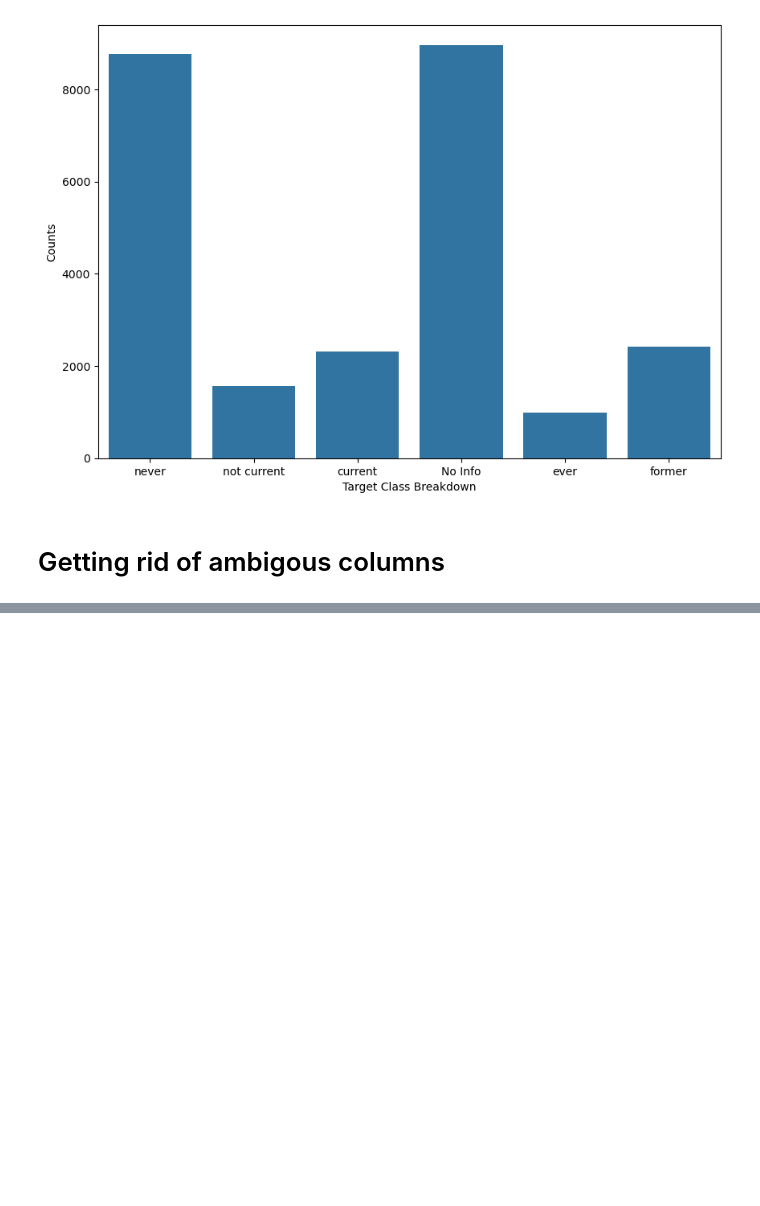
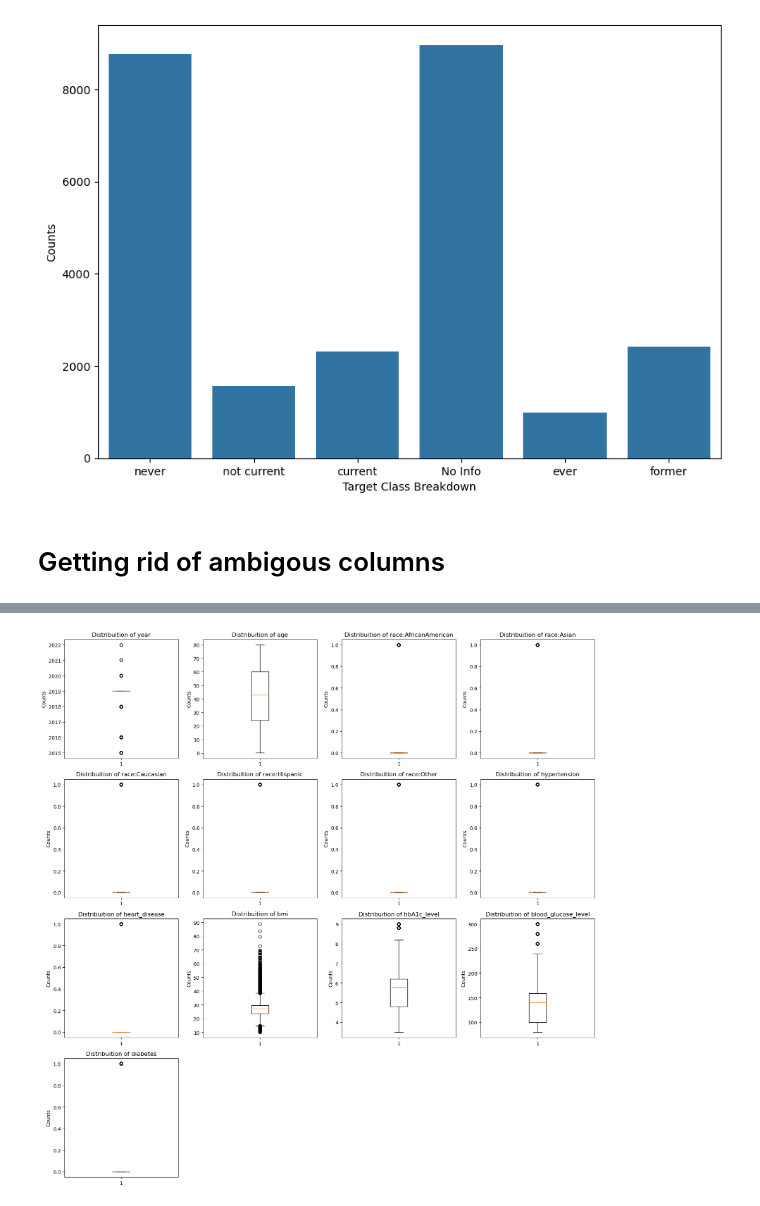
Before and after one commit to MaukanMir/Diabetes-Classification-, a Jupyter notebook: training.ipynb, the cells around one changed output, grey strips where cells are left out. Saved outputs shown, nothing was run; the diff lists cells and outputs as text; code cells hidden in the pictures; blank space fills up the shorter version.

```diff
--- a/training.ipynb
+++ b/training.ipynb
@@ -131,0 +177,4 @@ df = df[df["gender"] !="Other"]
+# %%
+plot_distribution(numeric_types, "box")
+# %% [output]
+[figure, added]
```
Also changed, not shown: parts of 7 cells of this notebook.
